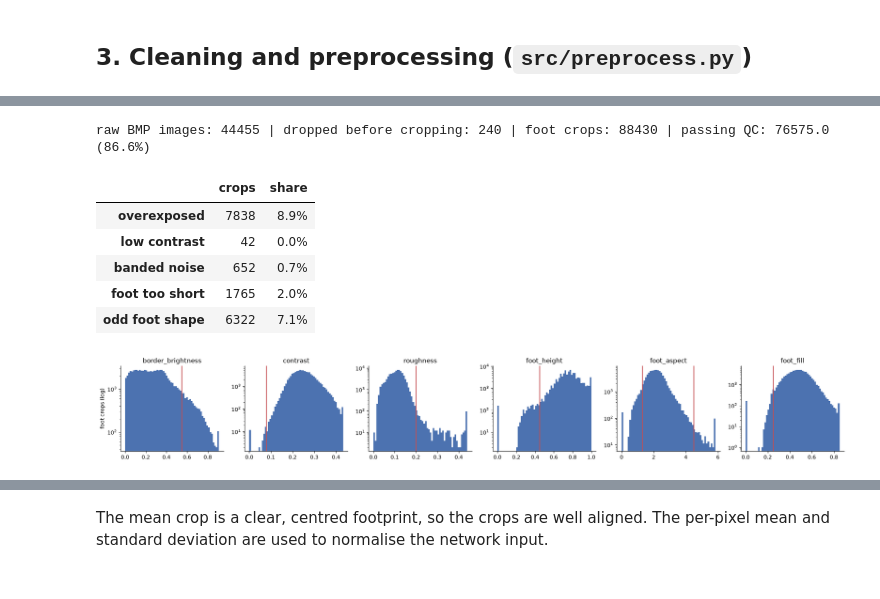
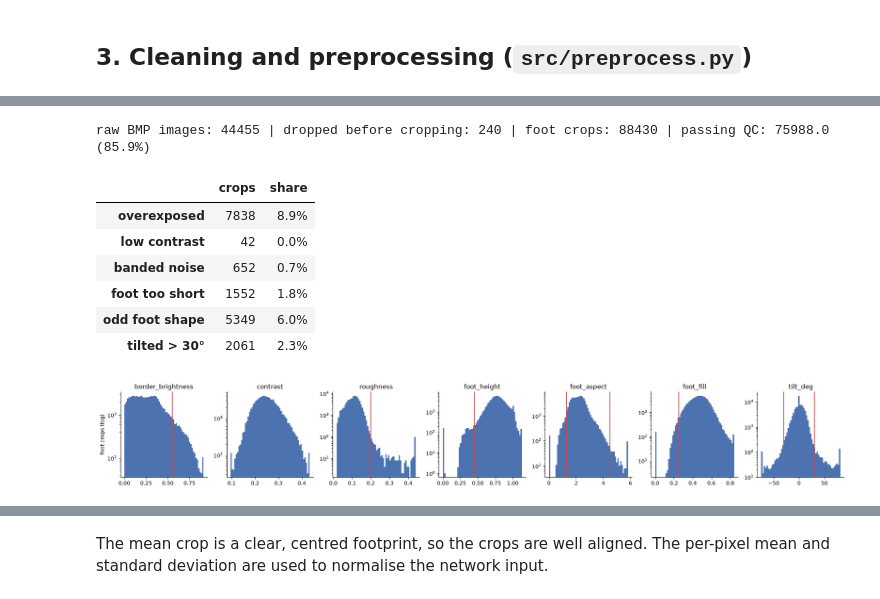
Before and after one commit to venetel/BMEVITMAV45_hazi, a Jupyter notebook: notebooks/01_data_exploration.ipynb, the cells around one changed output, grey strips where cells are left out. Drawn from its saved outputs; the diff is of its cells as text; code cells hidden in the pictures.

Commit message:
Straighten feet along their principal axis; add manual QC review app

```diff
--- a/notebooks/01_data_exploration.ipynb
+++ b/notebooks/01_data_exploration.ipynb
@@ -187,32 +195,35 @@ reasons = {
     "banded noise": feet.roughness > pp.MAX_ROUGHNESS,
     "foot too short": feet.foot_height < pp.MIN_FOOT_HEIGHT,
     "odd foot shape": ~feet.foot_aspect.between(*pp.FOOT_ASPECT_RANGE) | (feet.foot_fill < pp.MIN_FILL),
+    "tilted > 30°": feet.tilt_deg.abs() > pp.MAX_TILT,
 }
 pd.DataFrame({"crops": {k: int(v.sum()) for k, v in reasons.items()},
               "share": {k: f"{v.mean():.1%}" for k, v in reasons.items()}})
 # %% [output]
-raw BMP images: 44455 | dropped before cropping: 240 | foot crops: 88430 | passing QC: 76575.0 (86.6%)
+raw BMP images: 44455 | dropped before cropping: 240 | foot crops: 88430 | passing QC: 75988.0 (85.9%)
 |  | crops | share |
 | overexposed | 7838 | 8.9% |
 | low contrast | 42 | 0.0% |
 | banded noise | 652 | 0.7% |
-| foot too short | 1765 | 2.0% |
-| odd foot shape | 6322 | 7.1% |
+| foot too short | 1552 | 1.8% |
+| odd foot shape | 5349 | 6.0% |
+| tilted > 30° | 2061 | 2.3% |
 # %%
 metrics = [("border_brightness", pp.MAX_BORDER_BRIGHTNESS), ("contrast", pp.MIN_CONTRAST),
            ("roughness", pp.MAX_ROUGHNESS), ("foot_height", pp.MIN_FOOT_HEIGHT),
-           ("foot_aspect", pp.FOOT_ASPECT_RANGE), ("foot_fill", pp.MIN_FILL)]
+           ("foot_aspect", pp.FOOT_ASPECT_RANGE), ("foot_fill", pp.MIN_FILL),
+           ("tilt_deg", (-pp.MAX_TILT, pp.MAX_TILT))]
 fig, axes = plt.subplots(1, len(metrics), figsize=(20, 3))
 for ax, (col, limit) in zip(axes, metrics):
-    ax.hist(feet[col].clip(upper=feet[col].quantile(0.999)), bins=60, color="#4C72B0")
+    ax.hist(feet[col].clip(feet[col].quantile(0.001), feet[col].quantile(0.999)), bins=60, color="#4C72B0")
     for x in np.atleast_1d(limit):
         ax.axvline(x, color="#C44E52", lw=1.5)
     ax.set_title(col)
     ax.set_yscale("log")
 axes[0].set_ylabel("foot crops (log)")
 plt.tight_layout()
 # %% [output]
-[figure, old version]
+[figure, new version]
 # %%
 def show_crops(df, title, n=12, seed=0):
     sample = df.sample(min(n, len(df)), random_state=seed)
```
Also changed, not shown: parts of 5 cells of this notebook, 3 other files.
